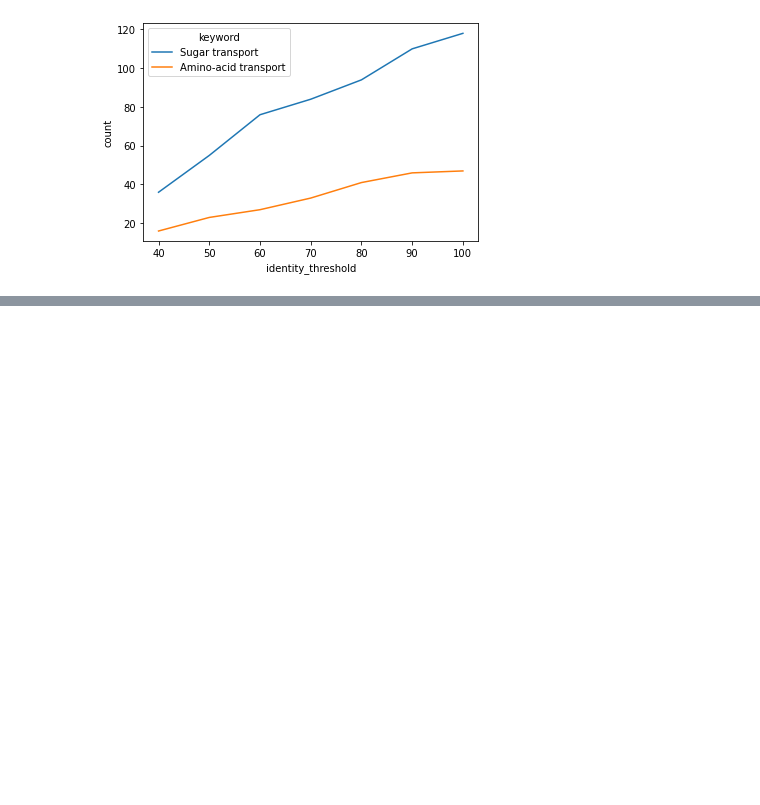
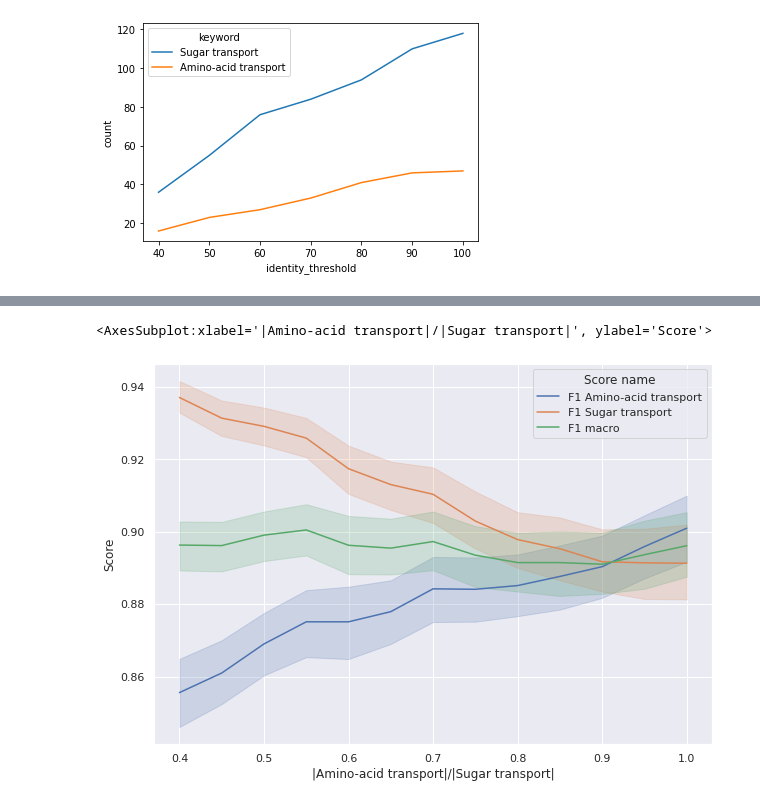
Before and after one commit to adenger/subpred3, a Jupyter notebook: notebooks/athaliana_03_clustering.ipynb, the cells around one changed output, grey strips where cells are left out. Drawn from its saved outputs; the diff is of its cells as text; code cells hidden in the pictures; blank space fills up the shorter version.

```diff
--- a/notebooks/athaliana_03_clustering.ipynb
+++ b/notebooks/athaliana_03_clustering.ipynb
@@ -215,0 +130,17 @@ g = sns.lineplot(
+# %%
+from subpred.plots import downsample_majority_class_plot
+
+
+# df_feature_unclustered = calculate_aac(df.sequence)
+# labels = df.keywords_transport.rename("labels")
+# min_class_sample_fractions = ([x / 100 for x in range(40, 101, 5)],)
+# random_seeds = list(range(50))
+
+df_aac = calculate_aac(df.sequence)
+labels = df.keywords_transport.rename("labels")
+downsample_majority_class_plot(df_aac, labels, n_jobs=-1)
+
+# plt.savefig("plots/athaliana_sugar_amino_cluster100_aac_downsampling.png", dpi=300)
+# %% [output]
+<AxesSubplot:xlabel='|Amino-acid transport|/|Sugar transport|', ylabel='Score'>
+[figure, added]
```
Also changed, not shown: parts of 3 cells of this notebook, 1 other file.
